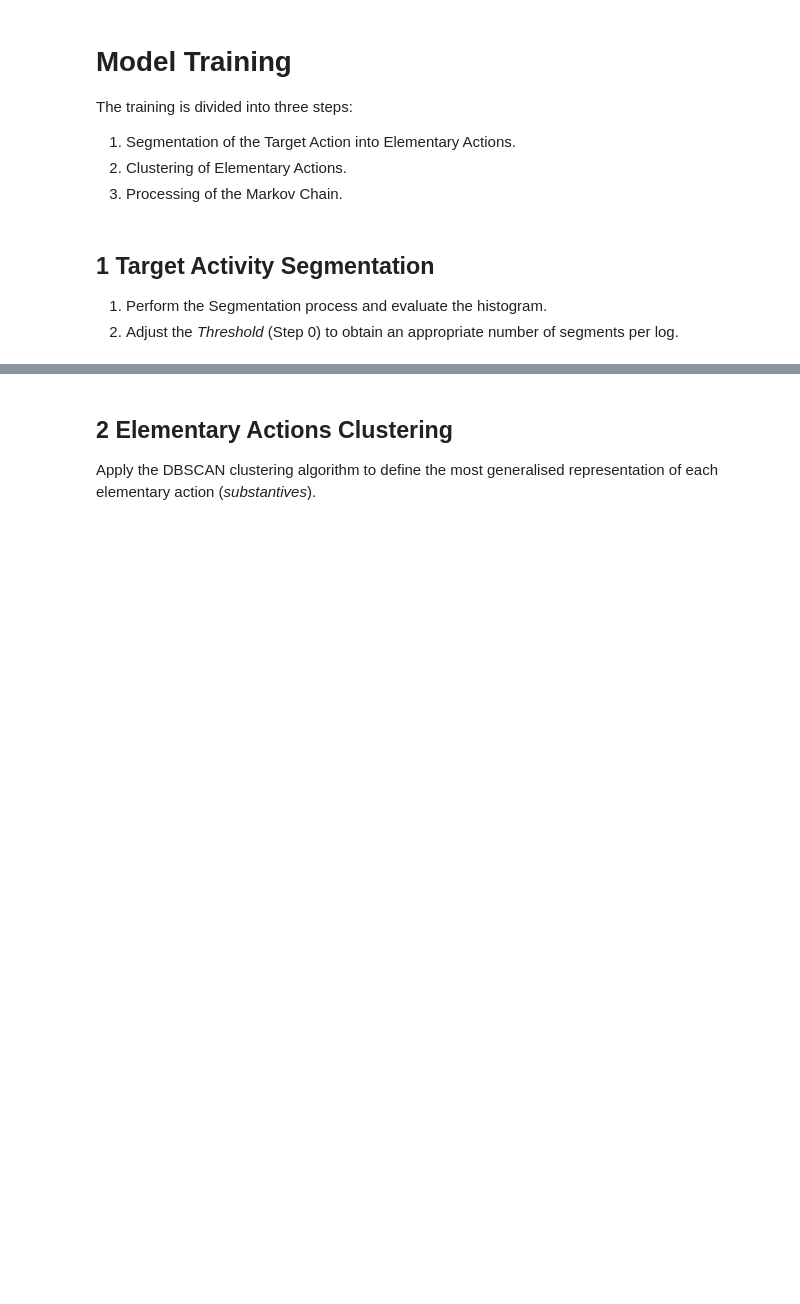
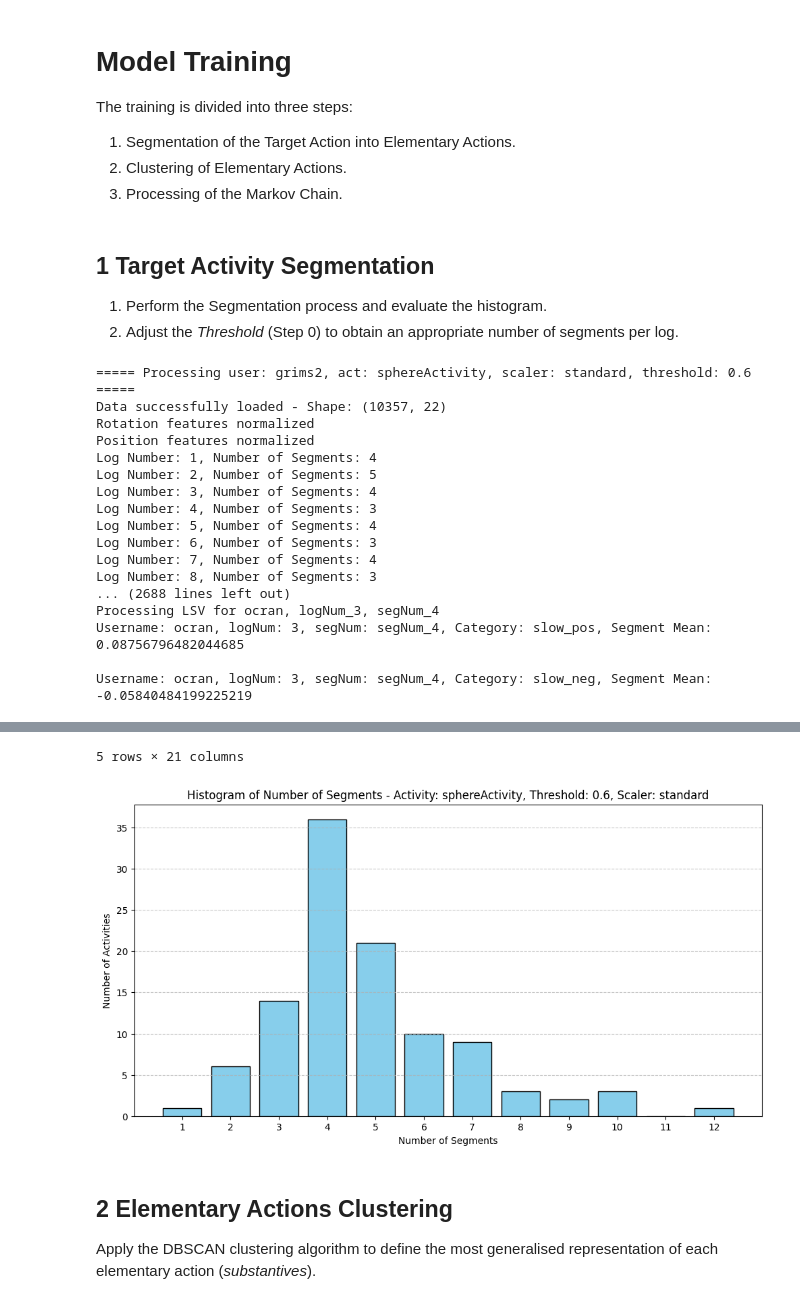
Before and after one commit to VSecLab/BioCRG, a Jupyter notebook: model_project/src/model.ipynb, the cells around one changed output, grey strips where cells are left out. Cells and saved outputs as stored; diff of their text form; code cells hidden in the pictures; blank space fills up the shorter version.

Commit message:
multi-user validation

```diff
--- a/model_project/src/model.ipynb
+++ b/model_project/src/model.ipynb
@@ -67,9 +67,29 @@ rsv_df, lsv_all_user = sg.segment_all_users(
             filepath=segmentation_result
         )
 
+display(rsv_df.head())
+
 os.makedirs(segmentation_result + f"/segments_number/{target_activity}", exist_ok=True)
 os.makedirs(histogram_dir + f"/{target_activity}", exist_ok=True)
 
 plot.plot_histogram_of_segments(
     filepath=segmentation_result + f"/segments_number/{target_activity}/{scaler}/segmentation_results_{target_activity}_{threshold}_{scaler}.csv",
     savepath=histogram_dir + f"/{target_activity}")
+# %% [output]
+===== Processing user: grims2, act: sphereActivity, scaler: standard, threshold: 0.6 =====
+Data successfully loaded - Shape: (10357, 22)
+Rotation features normalized
+Position features normalized
+Log Number: 1, Number of Segments: 4
+Log Number: 2, Number of Segments: 5
+Log Number: 3, Number of Segments: 4
+Log Number: 4, Number of Segments: 3
+Log Number: 5, Number of Segments: 4
+Log Number: 6, Number of Segments: 3
+Log Number: 7, Number of Segments: 4
+Log Number: 8, Number of Segments: 3
+... (2688 lines left out)
+Processing LSV for ocran, logNum_3, segNum_4
+Username: ocran, logNum: 3, segNum: segNum_4, Category: slow_pos, Segment Mean: 0.08756796482044685
+
+Username: ocran, logNum: 3, segNum: segNum_4, Category: slow_neg, Segment Mean: -0.05840484199225219
@@ -76,3 +102,5 @@ plot.plot_histogram_of_segments(
+5 rows × 21 columns
+[figure, added]
 # %% [markdown]
 ## 2 Elementary Actions Clustering
 
```
Also changed, not shown: parts of 16 cells of this notebook, 3 other files.
